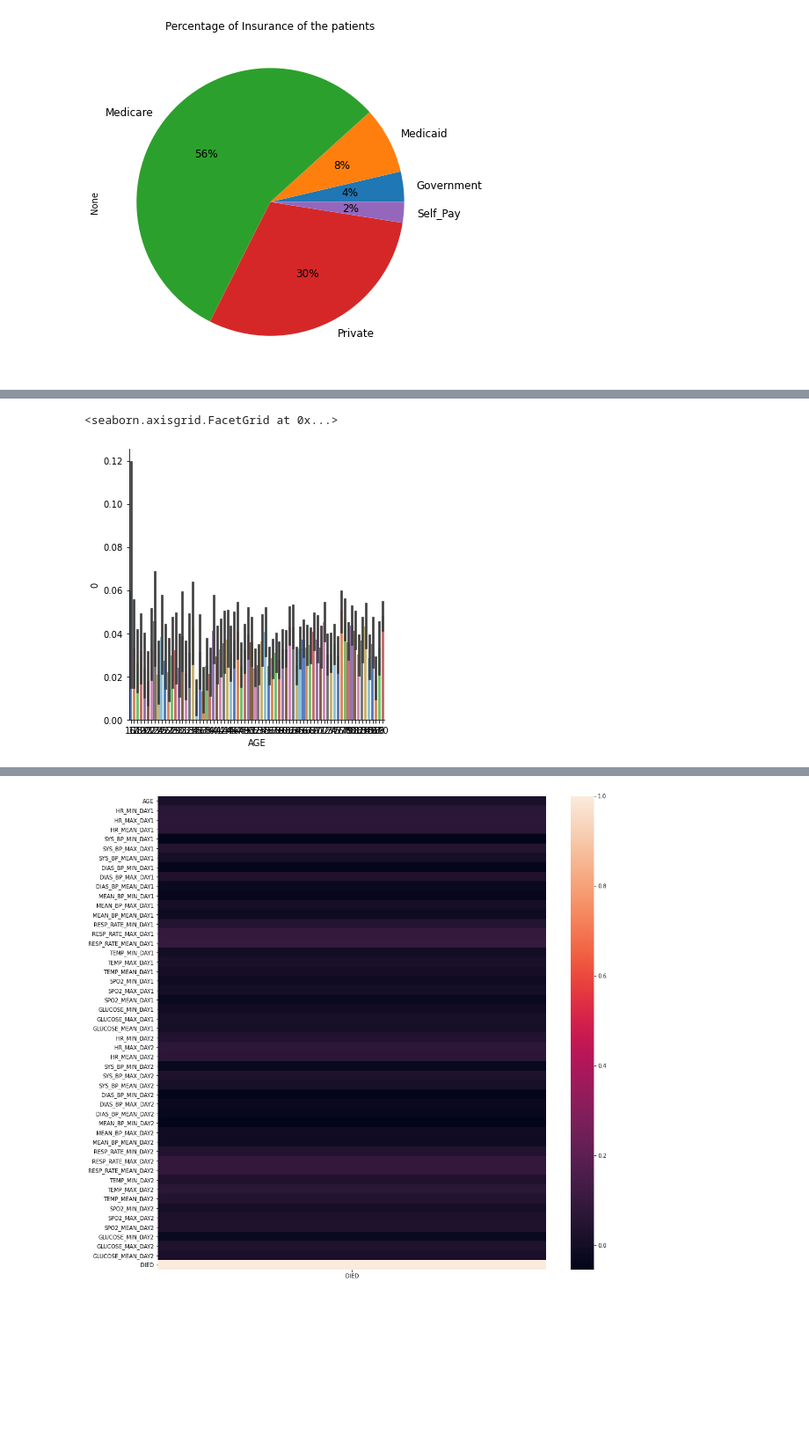
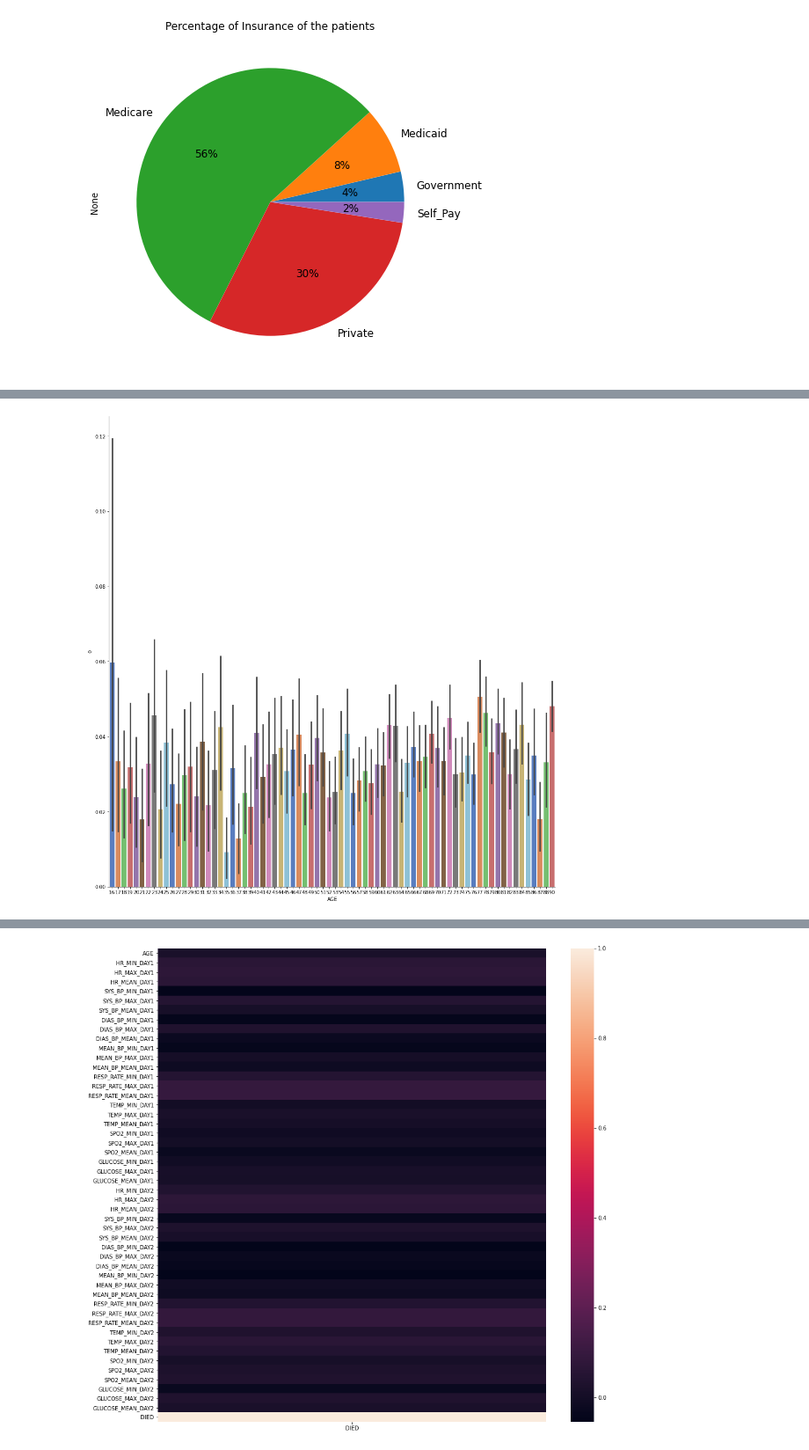
Before and after one commit to lyshuga/DataCamp, a Jupyter notebook: TP3-black.ipynb, the cells around one changed output, grey strips where cells are left out. Shown at 88% size. Drawn from its saved outputs; the diff is of its cells as text; code cells hidden in the pictures; blank space fills up the shorter version.

```diff
--- a/TP3-black.ipynb
+++ b/TP3-black.ipynb
@@ -196,12 +205,13 @@ X.columns.to_list()
  'HTN',
  'Htncomplicn']
 # %%
+
 ages = X['AGE']
 dlg = pd.concat([ages,y], axis=1)
-sns.factorplot(x="AGE", y=0,data=dlgp, kind="bar", palette="muted")
+g = sns.catplot(x="AGE", y=0,data=dlg, kind="bar", palette="muted")
+g.fig.set_size_inches(15,15)
 # %% [output]
-<seaborn.axisgrid.FacetGrid at 0x...>
-[figure, old version]
+[figure, new version]
 # %%
 print(ages)
 print(y)
```
Also changed, not shown: parts of 9 cells of this notebook.
